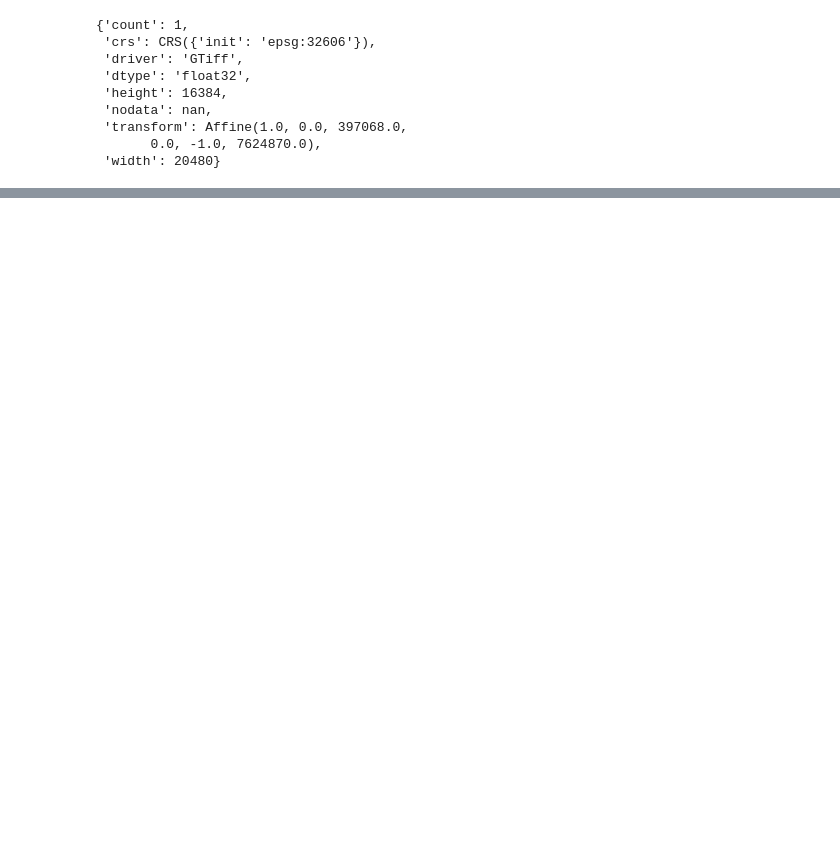
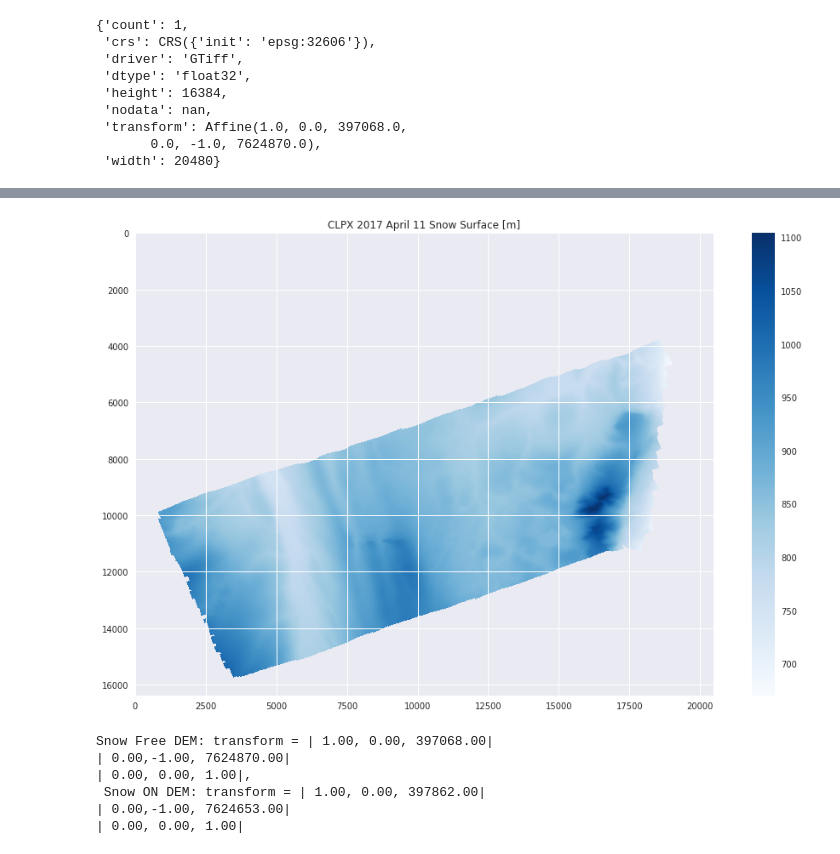
Before and after one commit to charparr/jupyter-notebooks, a Jupyter notebook: CLPX 2017 Depth Map Creation.ipynb, the cells around one changed output, grey strips where cells are left out. Saved outputs shown, nothing was run; the diff lists cells and outputs as text; code cells hidden in the pictures; blank space fills up the shorter version.

```diff
--- a/CLPX 2017 Depth Map Creation.ipynb
+++ b/CLPX 2017 Depth Map Creation.ipynb
@@ -49,0 +51,23 @@ The ortho has the same dimensions (16384 x 20480)
+# %%
+snow_src = rasterio.open('/home/cparr/surfaces/level_1_surfaces/clpx/clpx_apr11_2017.tif')
+plt.figure(figsize=(16,10))
+plt.imshow(snow_src.read(1),cmap='Blues')
+plt.title('CLPX 2017 April 11 Snow Surface [m]')
+plt.colorbar()
+plt.show()
+out_meta = snow_src.meta.copy() # Copy the metadata for writing out the depth map later
+# %% [output]
+[figure, added]
+# %%
+# Before creating the dDEM, I will check for differences in the metadata and print them out.
+
+for k,v in dem_src.meta.items():
+    if dem_src.meta[k] != snow_src.meta[k] and k != 'nodata':
+        print ('Snow Free DEM: %s = %s, \n Snow ON DEM: %s = %s' % (k,dem_src.meta[k],k,snow_src.meta[k]))
+# %% [output]
+Snow Free DEM: transform = | 1.00, 0.00, 397068.00|
+| 0.00,-1.00, 7624870.00|
+| 0.00, 0.00, 1.00|,
+ Snow ON DEM: transform = | 1.00, 0.00, 397862.00|
+| 0.00,-1.00, 7624653.00|
+| 0.00, 0.00, 1.00|
```
Also changed, not shown: parts of 37 cells of this notebook, 23 other files.
